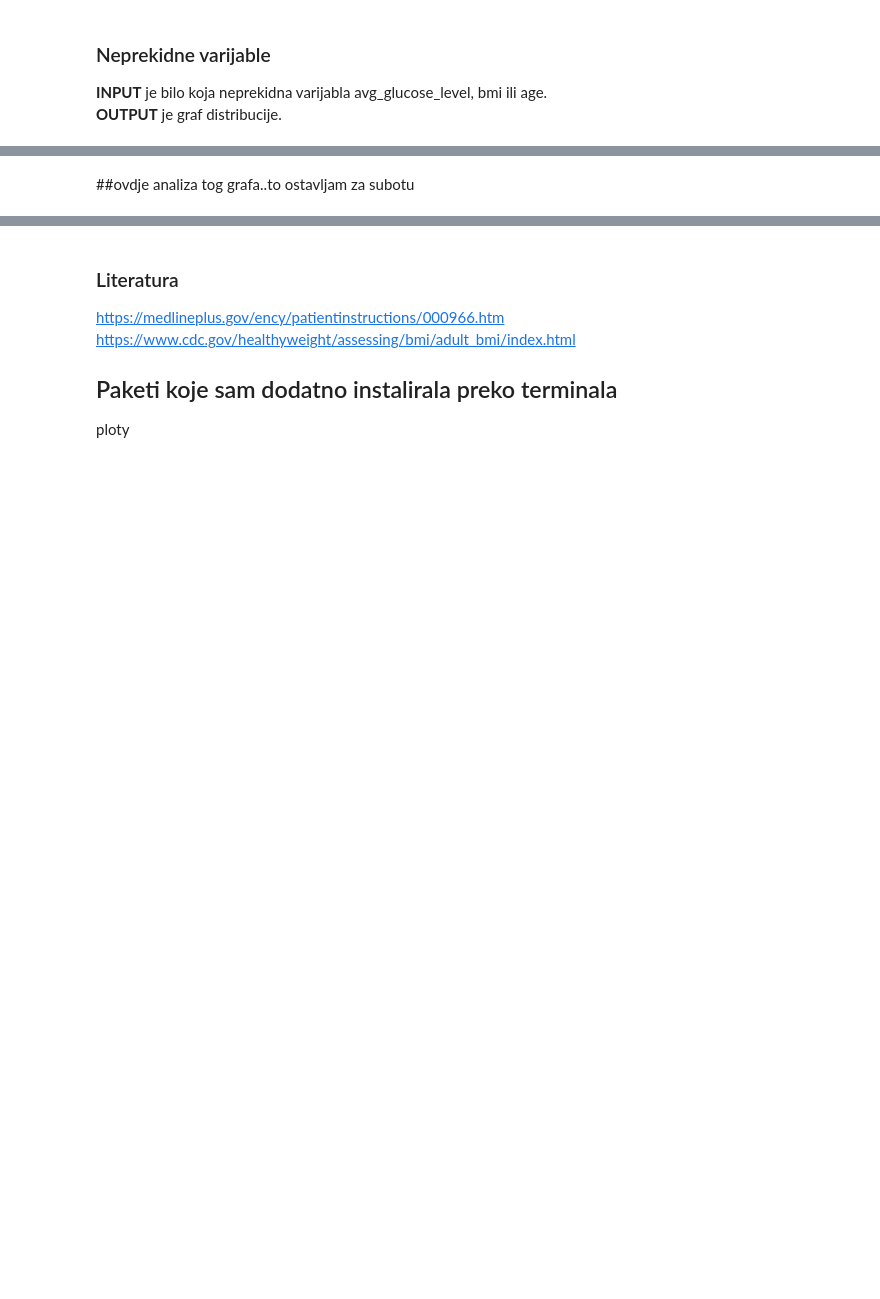
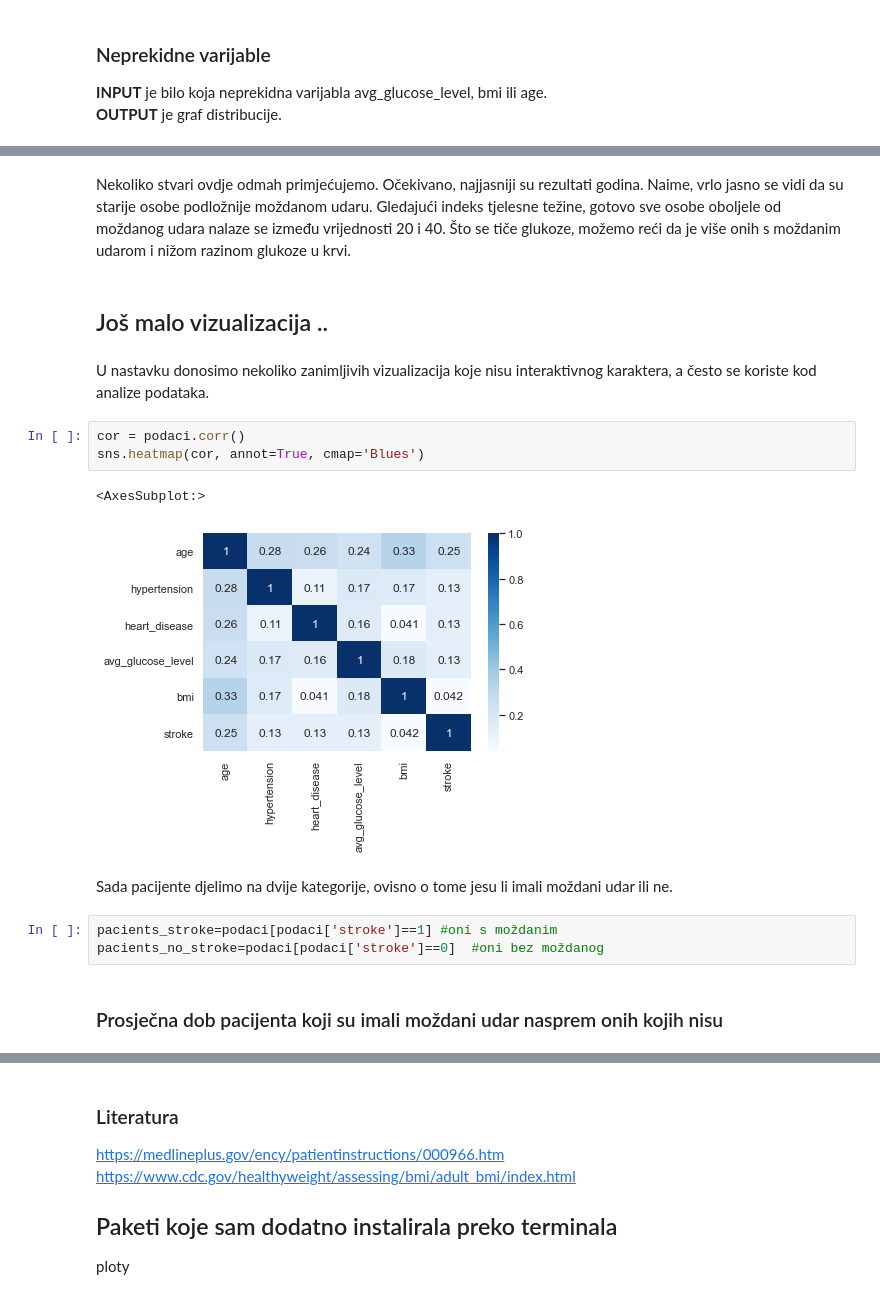
Before and after one commit to matsoftver/Esej, a Jupyter notebook: Esej.ipynb, the cells around one changed output, grey strips where cells are left out. Drawn from its saved outputs; the diff is of its cells as text; blank space fills up the shorter version.

```diff
--- a/Esej.ipynb
+++ b/Esej.ipynb
@@ -222,4 +213,21 @@ age
 [interactive output not drawn]
 [interactive output not drawn]
-# %% [markdown]
-##ovdje analiza tog grafa..to ostavljam za subotu
+# %% [markdown]
+Nekoliko stvari ovdje odmah primjećujemo. Očekivano, najjasniji su rezultati godina. Naime, vrlo jasno se vidi da su starije osobe podložnije moždanom udaru. Gledajući indeks tjelesne težine, gotovo sve osobe oboljele od moždanog udara nalaze se između vrijednosti 20 i 40. Što se tiče glukoze, možemo reći da je više onih s moždanim udarom i nižom razinom glukoze u krvi.
+# %% [markdown]
+## Još malo vizualizacija ..
+# %% [markdown]
+U nastavku donosimo nekoliko zanimljivih vizualizacija koje nisu interaktivnog karaktera, a često se koriste kod analize podataka.
+# %%
+cor = podaci.corr()
+sns.heatmap(cor, annot=True, cmap='Blues')
+# %% [output]
+<AxesSubplot:>
+[figure, added]
+# %% [markdown]
+Sada pacijente djelimo na dvije kategorije, ovisno o tome jesu li imali moždani udar ili ne.
+# %%
+pacients_stroke=podaci[podaci['stroke']==1] #oni s moždanim
+pacients_no_stroke=podaci[podaci['stroke']==0]  #oni bez moždanog
+# %% [markdown]
+### Prosječna dob pacijenta koji su imali moždani udar nasprem onih kojih nisu
```
Also changed, not shown: parts of 7 cells of this notebook.
